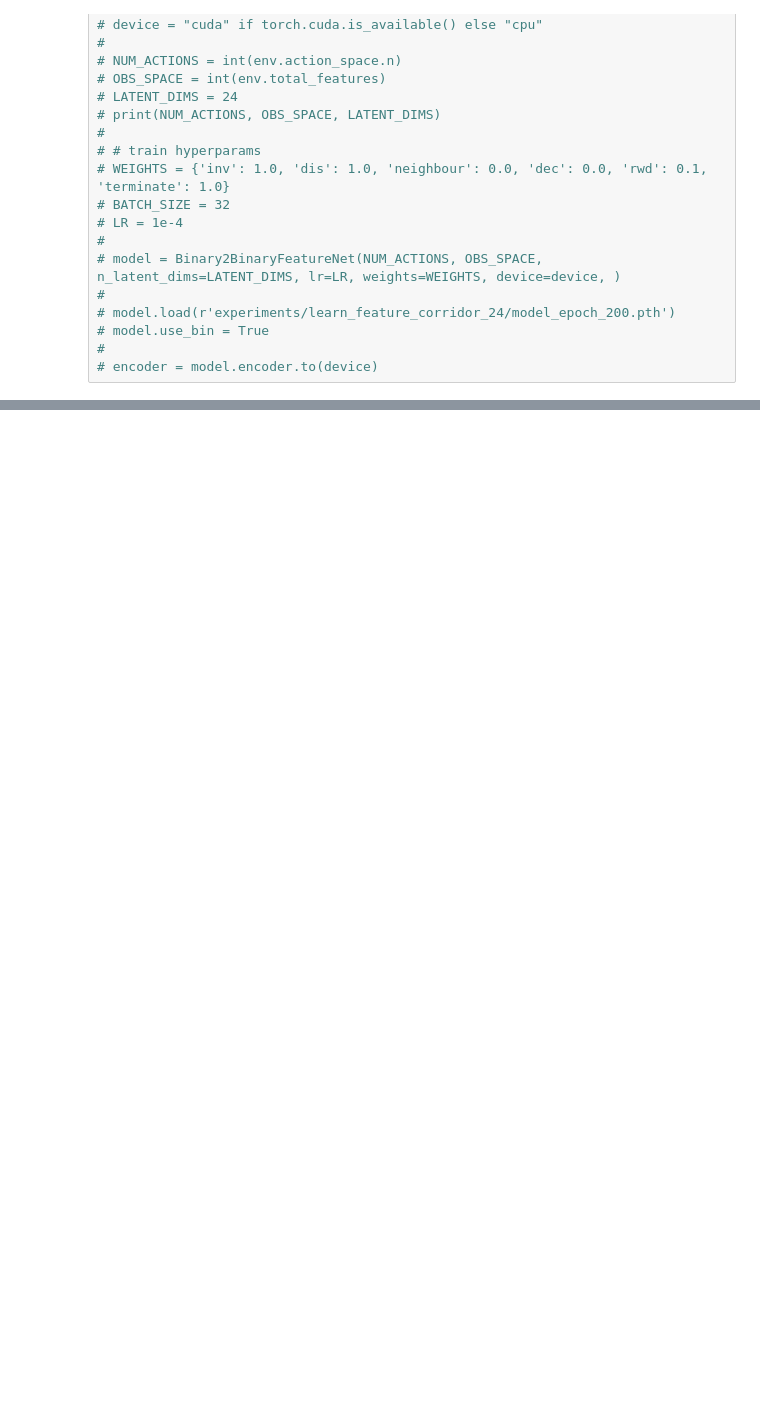
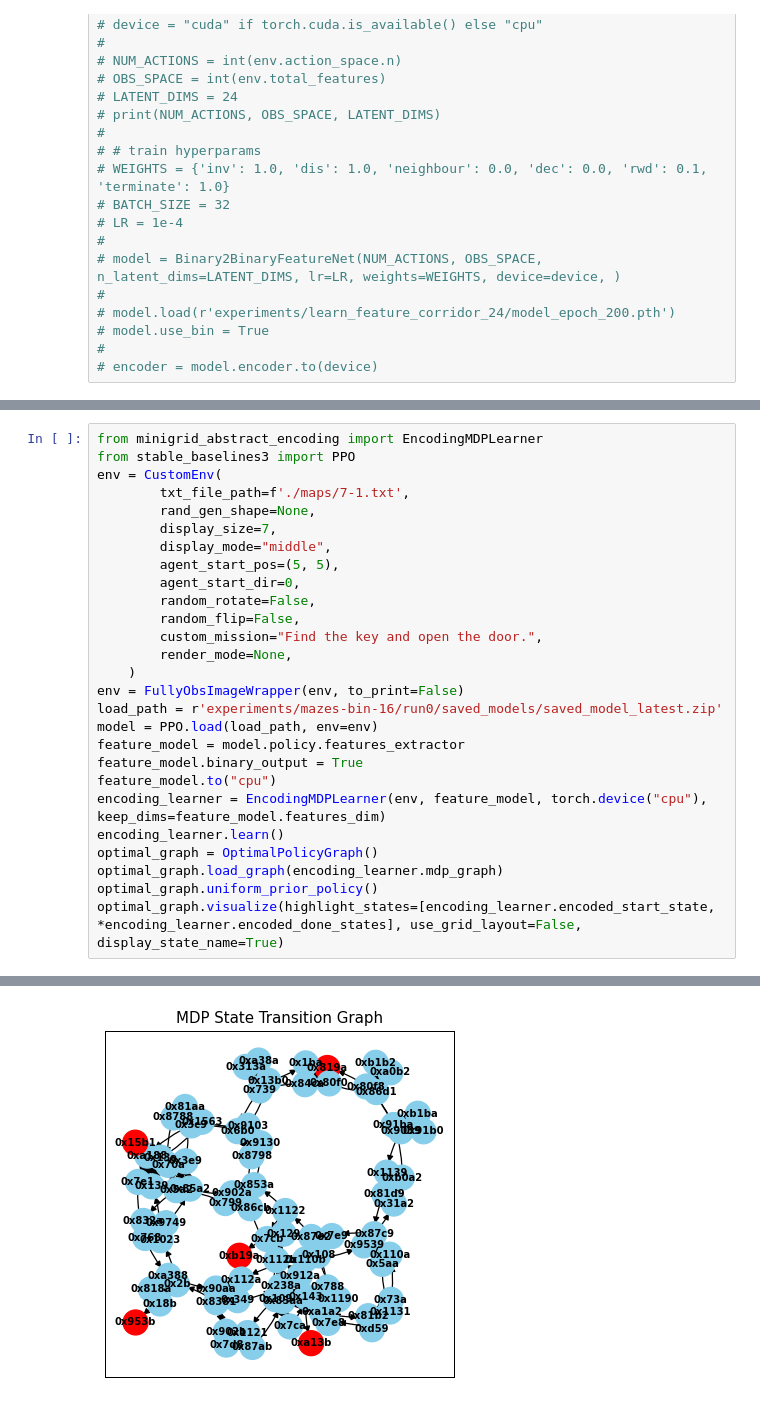
Before and after one commit to MBTMBTMBT/mini-grid-curriculum, a Jupyter notebook: mdp_learner.ipynb, the cells around one changed output, grey strips where cells are left out. Saved outputs shown, nothing was run; the diff lists cells and outputs as text; blank space fills up the shorter version.

```diff
--- a/mdp_learner.ipynb
+++ b/mdp_learner.ipynb
@@ -154,0 +121,28 @@ for state in learner.encoded_state_set:
+# %%
+from minigrid_abstract_encoding import EncodingMDPLearner
+from stable_baselines3 import PPO
+env = CustomEnv(
+        txt_file_path=f'./maps/7-1.txt',
+        rand_gen_shape=None,
+        display_size=7,
+        display_mode="middle",
+        agent_start_pos=(5, 5),
+        agent_start_dir=0,
+        random_rotate=False,
+        random_flip=False,
+        custom_mission="Find the key and open the door.",
+        render_mode=None,
+    )
+env = FullyObsImageWrapper(env, to_print=False)
+load_path = r'experiments/mazes-bin-16/run0/saved_models/saved_model_latest.zip'
+model = PPO.load(load_path, env=env)
+feature_model = model.policy.features_extractor
+feature_model.binary_output = True
+feature_model.to("cpu")
+encoding_learner = EncodingMDPLearner(env, feature_model, torch.device("cpu"), keep_dims=feature_model.features_dim)
+encoding_learner.learn()
+optimal_graph = OptimalPolicyGraph()
+optimal_graph.load_graph(encoding_learner.mdp_graph)
+optimal_graph.uniform_prior_policy()
+optimal_graph.visualize(highlight_states=[encoding_learner.encoded_start_state, *encoding_learner.encoded_done_states], use_grid_layout=False, display_state_name=True)
+# %% [output]
@@ -155 +165,2 @@ for state in learner.encoded_state_set:
+[figure, added]
 # %%
```
Also changed, not shown: parts of 10 cells of this notebook, 2 other files.
